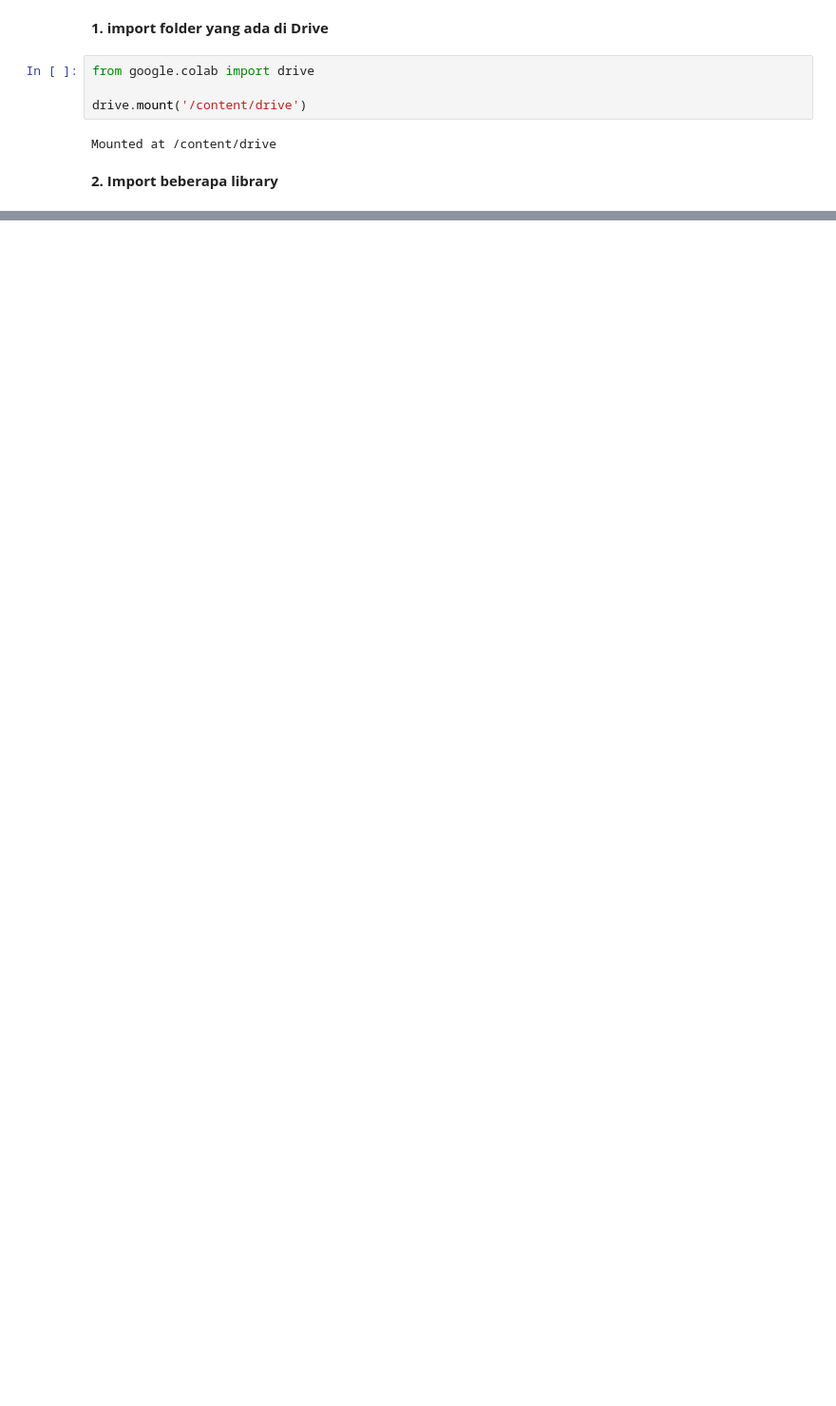
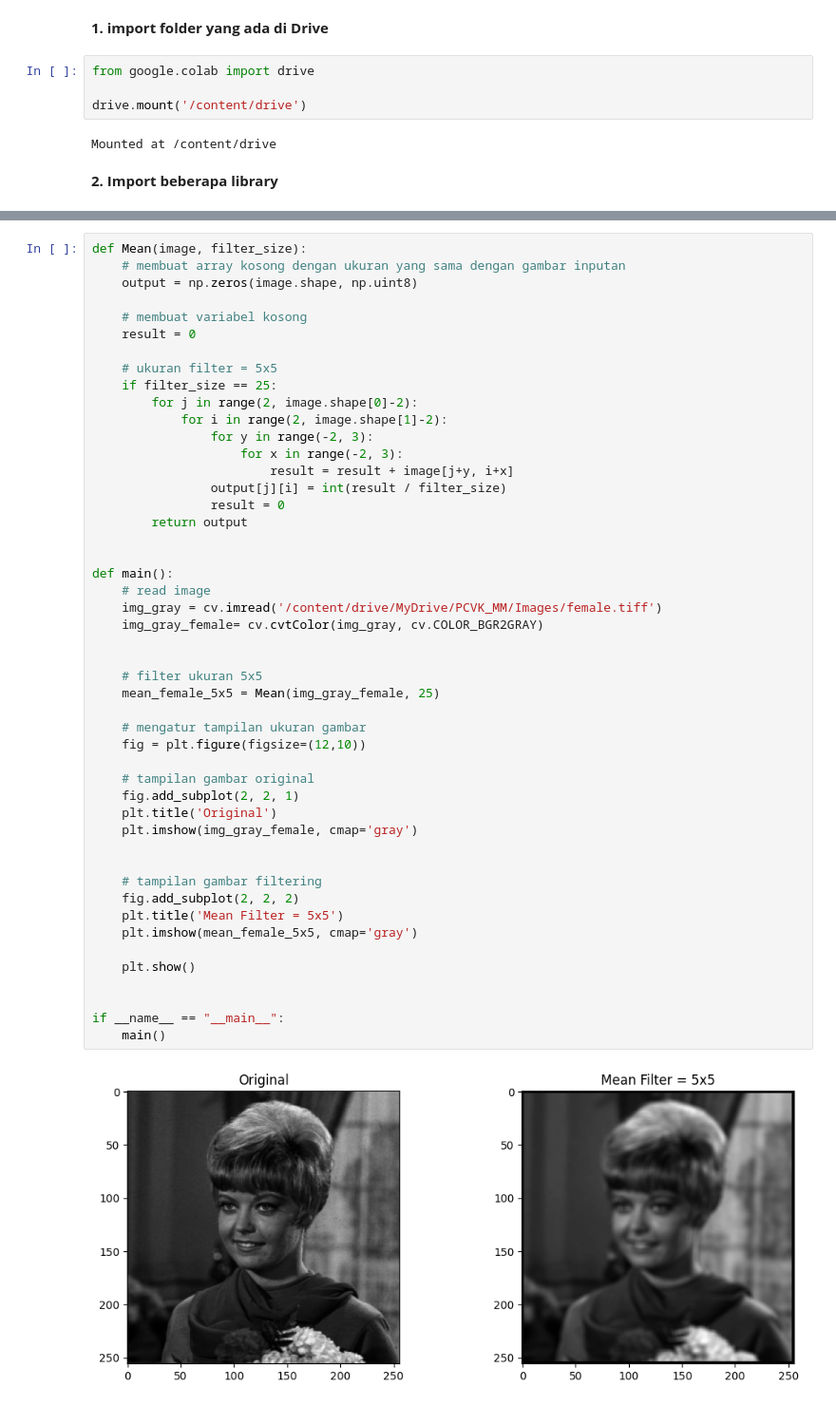
Before and after one commit to NurlailyAsrobika16/PCVK_Genap_2023, a Jupyter notebook: UTS.ipynb, the cells around one changed output, grey strips where cells are left out. Shown at 95% size. Cells and saved outputs as stored; diff of their text form; blank space fills up the shorter version.

```diff
--- a/UTS.ipynb
+++ b/UTS.ipynb
@@ -21,0 +23,50 @@ import glob
+# %%
+def Mean(image, filter_size):
+    # membuat array kosong dengan ukuran yang sama dengan gambar inputan
+    output = np.zeros(image.shape, np.uint8)
+
+    # membuat variabel kosong
+    result = 0
+
+    # ukuran filter = 5x5
+    if filter_size == 25:
+        for j in range(2, image.shape[0]-2):
+            for i in range(2, image.shape[1]-2):
+                for y in range(-2, 3):
+                    for x in range(-2, 3):
+                        result = result + image[j+y, i+x]
+                output[j][i] = int(result / filter_size)
+                result = 0
+        return output
+
+
+def main():
+    # read image
+    img_gray = cv.imread('/content/drive/MyDrive/PCVK_MM/Images/female.tiff')
+    img_gray_female= cv.cvtColor(img_gray, cv.COLOR_BGR2GRAY)
+
+
+    # filter ukuran 5x5
+    mean_female_5x5 = Mean(img_gray_female, 25)
+
+    # mengatur tampilan ukuran gambar
+    fig = plt.figure(figsize=(12,10))
+
+    # tampilan gambar original
+    fig.add_subplot(2, 2, 1)
+    plt.title('Original')
+    plt.imshow(img_gray_female, cmap='gray')
+
+
+    # tampilan gambar filtering
+    fig.add_subplot(2, 2, 2)
+    plt.title('Mean Filter = 5x5')
+    plt.imshow(mean_female_5x5, cmap='gray')
+
+    plt.show()
+
+
+if __name__ == "__main__":
+    main()
+# %% [output]
+[figure, added]
```
Also changed, not shown: parts of 10 cells of this notebook.
